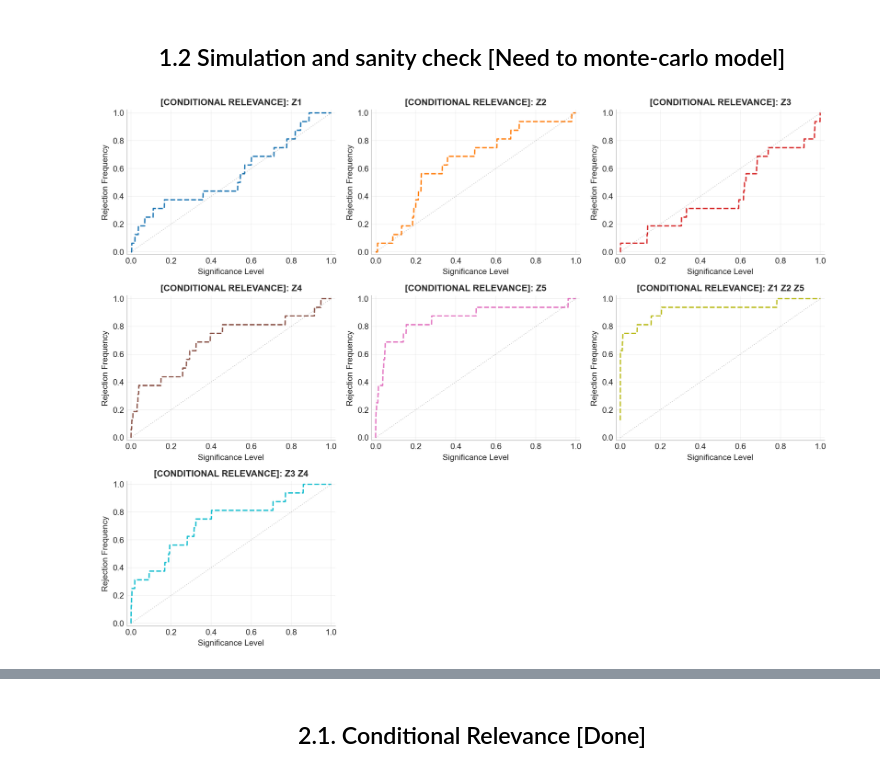
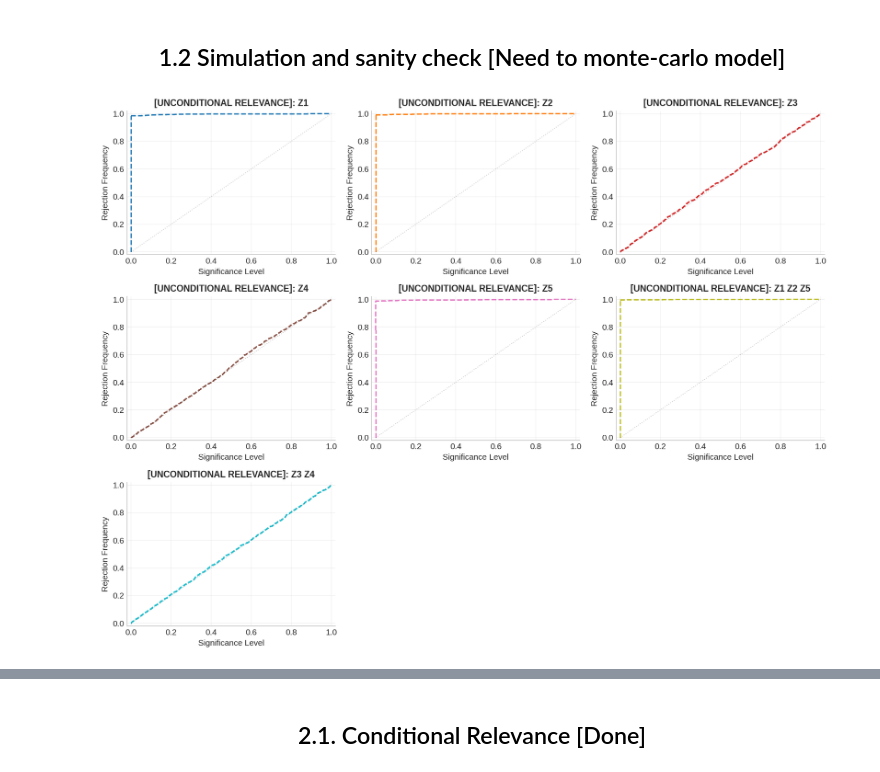
Before and after one commit to KoRoJIeBu4/REDUNDANCY-TESTS-OF-MOMENT-CONDITIONS-APPLIED-TO-MACROECONOMIC-MODELS, a Jupyter notebook: main.ipynb, the cells around one changed output, grey strips where cells are left out. Drawn from its saved outputs; the diff is of its cells as text; code cells hidden in the pictures.

Commit message:
add monte carlo simulations for partial tests

```diff
--- a/main.ipynb
+++ b/main.ipynb
@@ -28,16 +28,20 @@ sets_of_f2_indices = [
     [2, 3],
 ]
 
-result = monte_carlo_conditional_relevance_prodecure(
-    T=10,
+unconditional_results = non_partial_monte_carlo.monte_carlo_unconditional_relevance_prodecure(
+    T=200,
     beta=0.98,
     gamma=1.5,
     sets_of_f2_indices=sets_of_f2_indices,
-    B=16,
-    num_alphas=1000,
+    B=1000,
+    num_alphas=5000,
     n_jobs=-1,
 )
 # %%
-plot_rejection_curves(result, save_path="report.png")
+non_partial_monte_carlo.plot_rejection_curves(
+    unconditional_results,
+    save_path="unconditional_results.png",
+    fill_vertical_zero_line=['Z1', 'Z2', 'Z5', 'Z1 Z2 Z5']
+)
 # %% [output]
-[figure, old version]
+[figure, new version]
```
Also changed, not shown: parts of 5 cells of this notebook, 3 other files.
